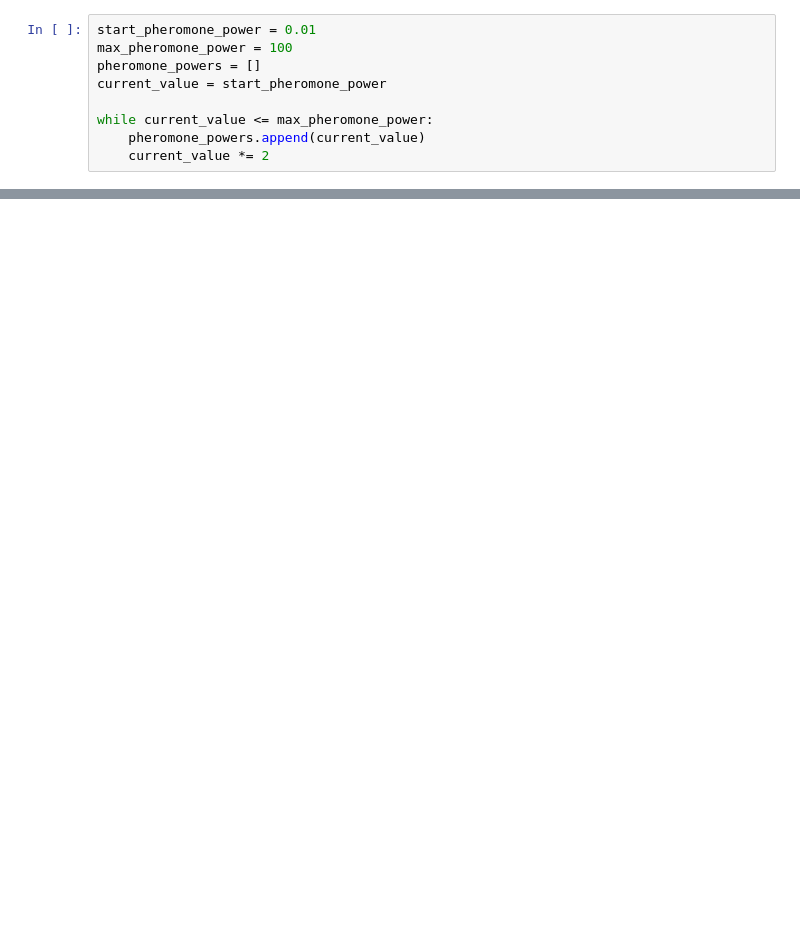
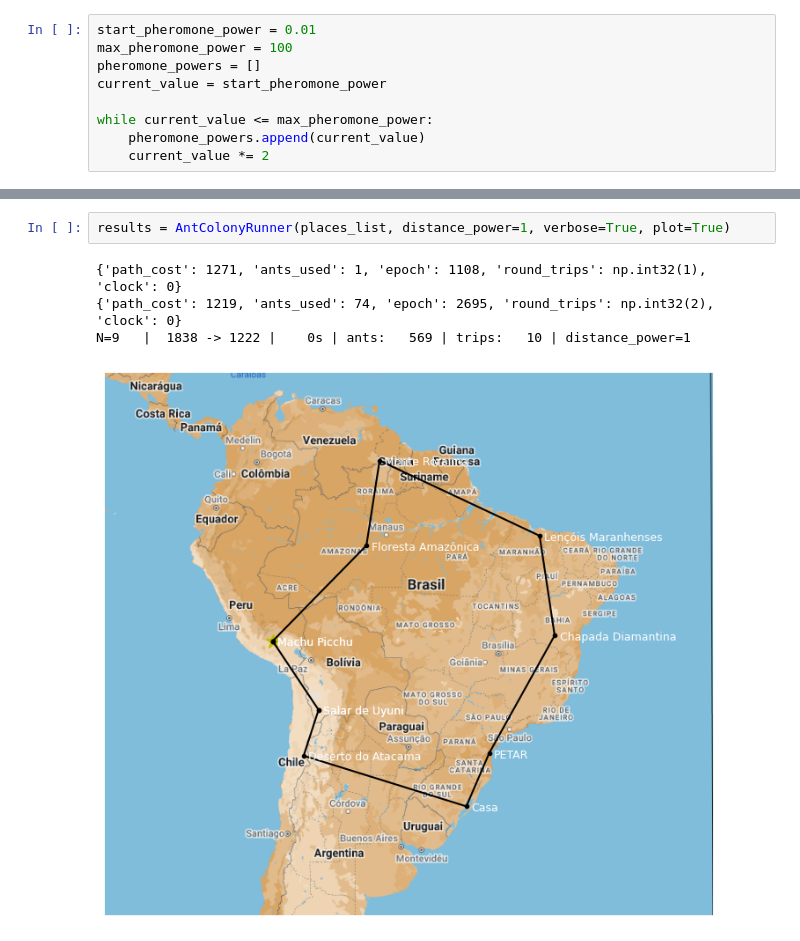
Before and after one commit to allanVvz/AntRoute-TSP, a Jupyter notebook: AntTRip.ipynb, the cells around one changed output, grey strips where cells are left out. Cells and saved outputs as stored; diff of their text form; blank space fills up the shorter version.

Commit message:
[Fix] [Ant Path]

```diff
--- a/AntTRip.ipynb
+++ b/AntTRip.ipynb
@@ -550,0 +601,7 @@ plt.show()
+# %%
+results = AntColonyRunner(places_list, distance_power=1, verbose=True, plot=True)
+# %% [output]
+{'path_cost': 1271, 'ants_used': 1, 'epoch': 1108, 'round_trips': np.int32(1), 'clock': 0}
+{'path_cost': 1219, 'ants_used': 74, 'epoch': 2695, 'round_trips': np.int32(2), 'clock': 0}
+N=9   |  1838 -> 1222 |    0s | ants:   569 | trips:   10 | distance_power=1
+[figure, added]
```
Also changed, not shown: parts of 8 cells of this notebook, 6 other files.
